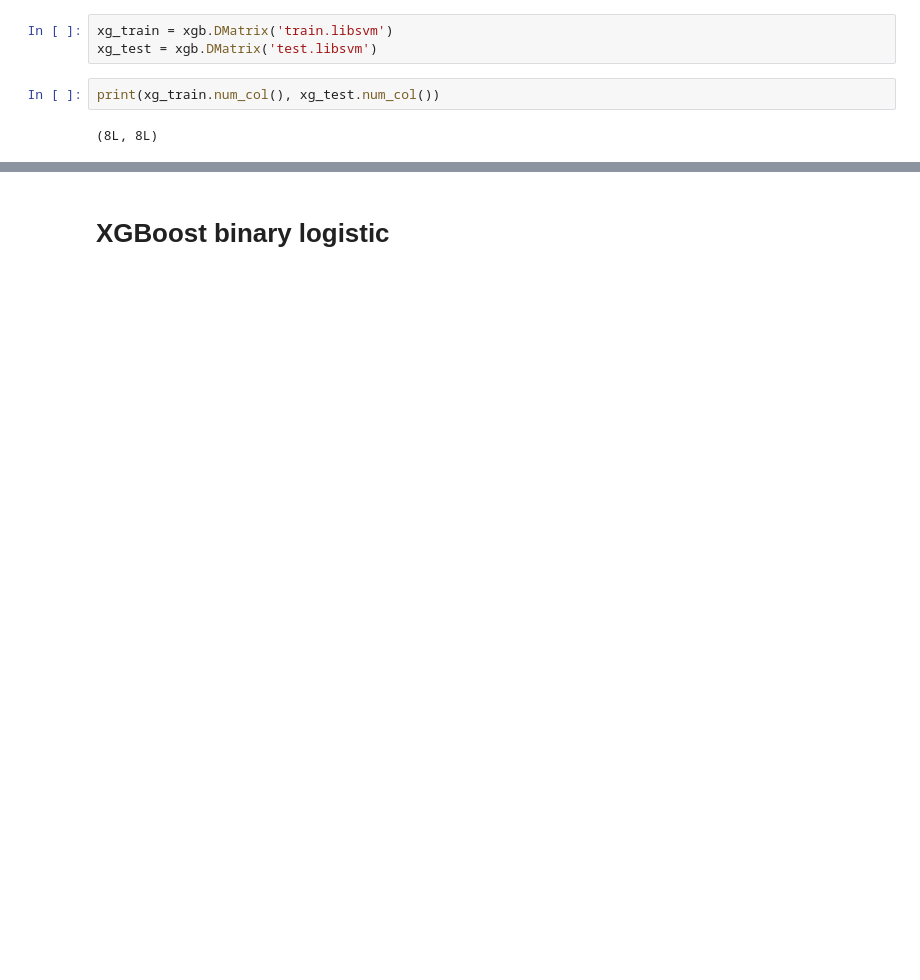
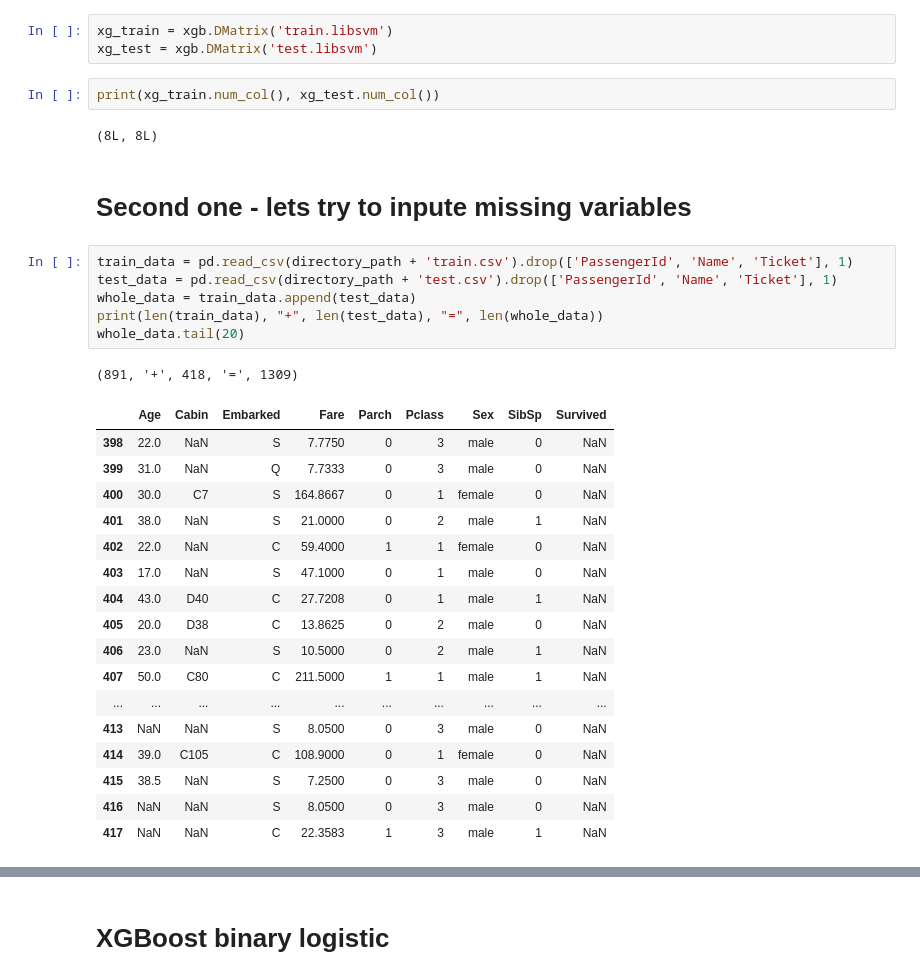
Before and after one commit to LeninTheMushroom/machine-learning, a Jupyter notebook: titanic/titanic - xgboosting.ipynb, the cells around one changed output, grey strips where cells are left out. Cells and saved outputs as stored; diff of their text form; blank space fills up the shorter version.

```diff
--- a/titanic/titanic - xgboosting.ipynb
+++ b/titanic/titanic - xgboosting.ipynb
@@ -129,3 +121,30 @@ xg_test = xgb.DMatrix('test.libsvm')
 print(xg_train.num_col(), xg_test.num_col())
 # %% [output]
 (8L, 8L)
+# %% [markdown]
+# Second one - lets try to inpute missing variables
+# %%
+train_data = pd.read_csv(directory_path + 'train.csv').drop(['PassengerId', 'Name', 'Ticket'], 1)
+test_data = pd.read_csv(directory_path + 'test.csv').drop(['PassengerId', 'Name', 'Ticket'], 1)
+whole_data = train_data.append(test_data)
+print(len(train_data), "+", len(test_data), "=", len(whole_data))
+whole_data.tail(20)
+# %% [output]
+(891, '+', 418, '=', 1309)
+|  | Age | Cabin | Embarked | Fare | Parch | Pclass | Sex | SibSp | Survived |
+| 398 | 22.0 | NaN | S | 7.7750 | 0 | 3 | male | 0 | NaN |
+| 399 | 31.0 | NaN | Q | 7.7333 | 0 | 3 | male | 0 | NaN |
+| 400 | 30.0 | C7 | S | 164.8667 | 0 | 1 | female | 0 | NaN |
+| 401 | 38.0 | NaN | S | 21.0000 | 0 | 2 | male | 1 | NaN |
+| 402 | 22.0 | NaN | C | 59.4000 | 1 | 1 | female | 0 | NaN |
+| 403 | 17.0 | NaN | S | 47.1000 | 0 | 1 | male | 0 | NaN |
+| 404 | 43.0 | D40 | C | 27.7208 | 0 | 1 | male | 1 | NaN |
+| 405 | 20.0 | D38 | C | 13.8625 | 0 | 2 | male | 0 | NaN |
+| 406 | 23.0 | NaN | S | 10.5000 | 0 | 2 | male | 1 | NaN |
+| 407 | 50.0 | C80 | C | 211.5000 | 1 | 1 | male | 1 | NaN |
+| ... | ... | ... | ... | ... | ... | ... | ... | ... | ... |
+| 413 | NaN | NaN | S | 8.0500 | 0 | 3 | male | 0 | NaN |
+| 414 | 39.0 | C105 | C | 108.9000 | 0 | 1 | female | 0 | NaN |
+| 415 | 38.5 | NaN | S | 7.2500 | 0 | 3 | male | 0 | NaN |
+| 416 | NaN | NaN | S | 8.0500 | 0 | 3 | male | 0 | NaN |
+| 417 | NaN | NaN | C | 22.3583 | 1 | 3 | male | 1 | NaN |
```
Also changed, not shown: parts of 43 cells of this notebook, 4 other files.
